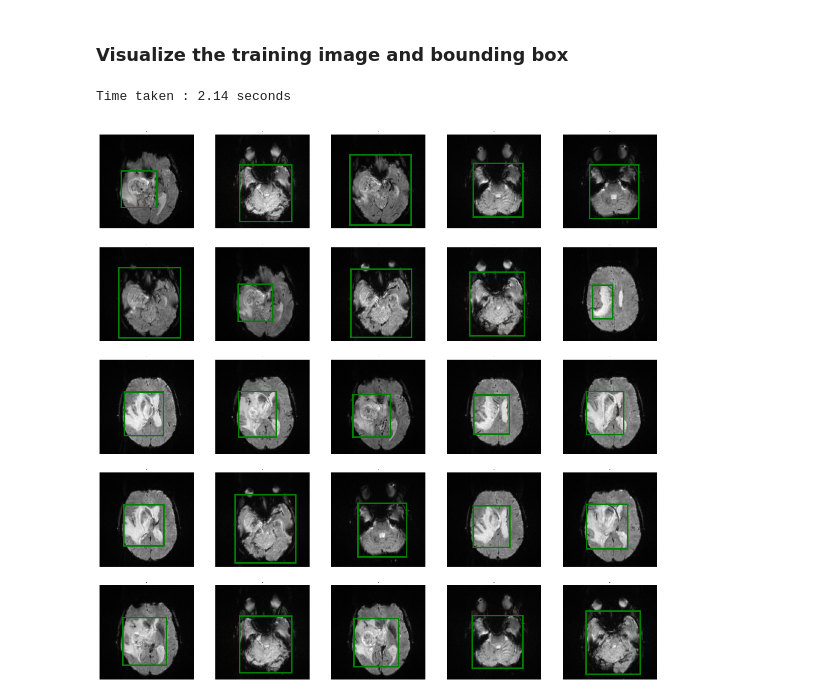
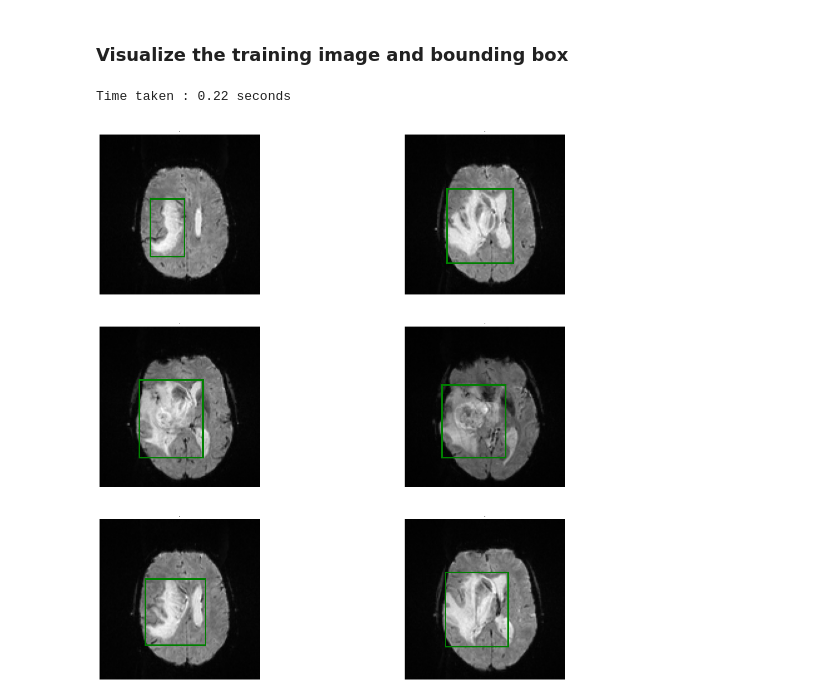
Before and after one commit to Yasien99/Bounding-box-for-Brain-Cancer-MRI-Scans, a Jupyter notebook: Code Challange/Bounding box for Brain Cancer MRI Scans/Automatic_bounding_boxes_for_brain_cancer_MRI_images.ipynb, the cells around one changed output. Drawn from its saved outputs; the diff is of its cells as text; code cells hidden in the pictures.

```diff
--- a/Code Challange/Bounding box for Brain Cancer MRI Scans/Automatic_bounding_boxes_for_brain_cancer_MRI_images.ipynb
+++ b/Code Challange/Bounding box for Brain Cancer MRI Scans/Automatic_bounding_boxes_for_brain_cancer_MRI_images.ipynb
@@ -176,0 +180,35 @@ def plot_image_with_bounding_box(image: np.ndarray, bbox: Tuple[int, int, int, i
+# %%
+
+# Set the path to the directory containing the DICOM images
+dir_path = "/content/drive/MyDrive/GSOC/Dataset/Glioblastoma/UPENN-GBM/UPENN-GBM-00002/11-13-2001-NA-BRAINROUTINE-05064/11.000000-ep2dperf 3cc pre 12bolus-82091"
+
+# Get a list of all the DICOM filenames in the directory
+filenames = os.listdir(dir_path)
+filenames = [f for f in filenames if f.endswith('.dcm')]
+
+# Set the number of rows and columns in the grid
+num_rows = 10
+num_cols = 10
+
+# Create a new figure with a grid of subplots
+fig, axes = plt.subplots(num_rows, num_cols, figsize=(20,20))
+
+# Loop over the filenames and plot the first 100 DICOM image in a subplot
+for i, filename in enumerate(filenames[:100]):
+    # Load the DICOM file
+    ds = pydicom.dcmread(os.path.join(dir_path, filename))
+
+    # Convert the pixel data to a NumPy array
+    pixel_array = ds.pixel_array.astype(np.float32)
+
+    # Get the row and column index for the subplot
+    row_idx = i // num_cols
+    col_idx = i % num_cols
+
+    # Plot the image in the subplot
+    axes[row_idx, col_idx].imshow(pixel_array, cmap="gray")
+    axes[row_idx, col_idx].axis('off')
+    axes[row_idx, col_idx].set_title(filename[-4])
+
+# Show the plot
+plt.show()
@@ -188,40 +228,40 @@ filenames = os.listdir(dir_path)
 filenames = [f for f in filenames if f.endswith('.dcm')]
 
 # Set the number of rows and columns in the grid
-num_rows = 5
-num_cols = 5
+num_rows = 3
+num_cols = 2
 
 # Create a new figure with a grid of subplots
 fig, axes = plt.subplots(num_rows, num_cols, figsize=(20,20))
 
 # Loop over the filenames and plot the first 20 DICOM images in a subplot
-for i, filename in enumerate(filenames[0:25]):
+for i, filename in enumerate(filenames[9:15]):
     # Load the DICOM file
     pixel_array = load_dicom_file(os.path.join(dir_path, filename))
 
     # Apply anisotropic diffusion filter to the image
     filtered_image = apply_anisotropic_diffusion_filter(pixel_array)
 
     # Apply Yen threshold to the filtered image
     binary_image = apply_yen_threshold(filtered_image)
 
     # Apply labeling to the binary image
     labeled_image = apply_labeling(binary_image)
 
     # Get the coordinates of the bounding box for the largest region
     bbox = get_largest_region_properties(labeled_image)
 
     # Get the row and column index for the subplot
     row_idx = i // num_cols
     col_idx = i % num_cols
 
     # Plot the image in the subplot with the bounding box
     plot_image_with_bounding_box(pixel_array, bbox, axes[row_idx, col_idx], filename[-4])
 elapsed_time = time.time() - start_time
 
 print(f"Time taken : {elapsed_time:0.2f} seconds")
 # Show the plot
 plt.show()
 # %% [output]
-Time taken : 2.14 seconds
+Time taken : 0.22 seconds
-[figure, old version]
+[figure, new version]
```
Also changed, not shown: parts of 6 cells of this notebook, 3 other files.
